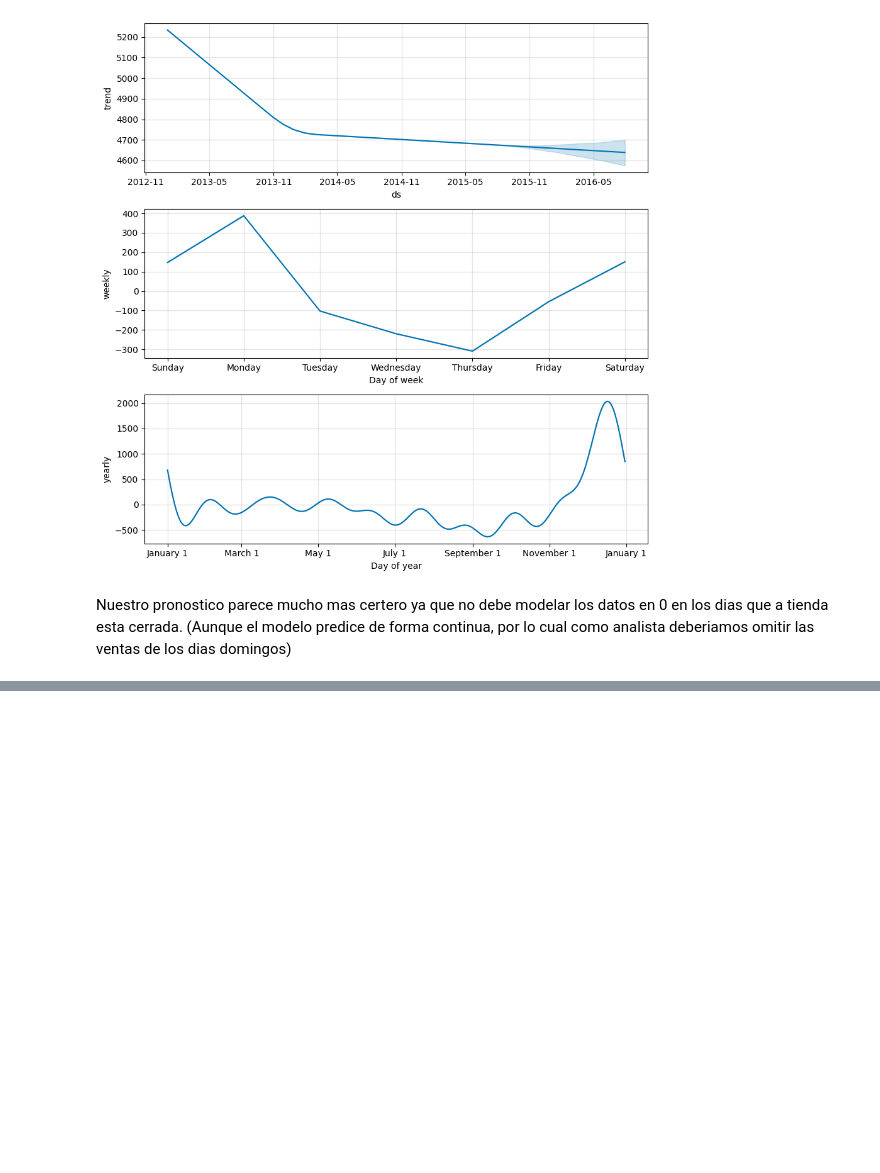
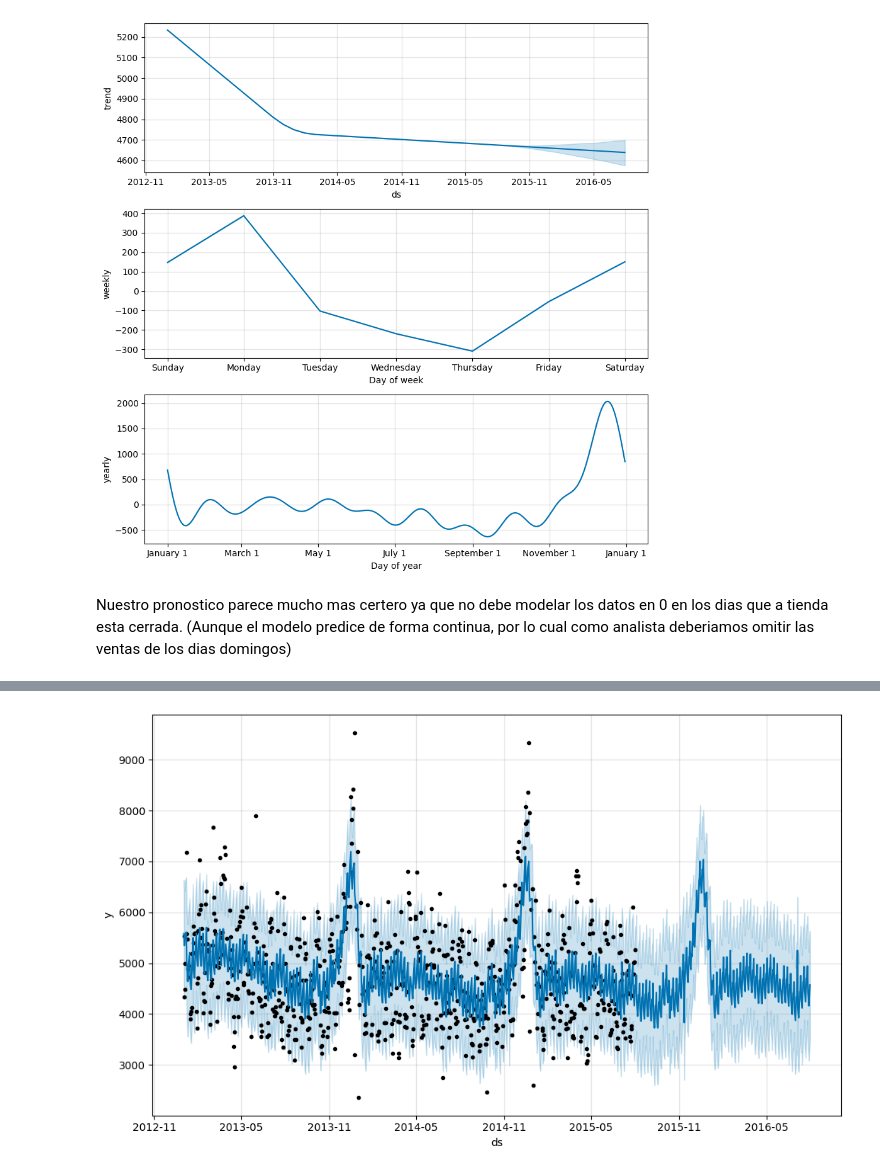
Before and after one commit to mariosanchez5/Proyectos_Machine_Learning, a Jupyter notebook: Modelo Prophet/Modelo_Prophet.ipynb, the cells around one changed output, grey strips where cells are left out. Saved outputs shown, nothing was run; the diff lists cells and outputs as text; code cells hidden in the pictures; blank space fills up the shorter version.

Commit message:
Agregando Holidays al modelo

```diff
--- a/Modelo Prophet/Modelo_Prophet.ipynb
+++ b/Modelo Prophet/Modelo_Prophet.ipynb
@@ -238,0 +241,2 @@ Nuestro pronostico parece mucho mas certero ya que no debe modelar los datos en
+# %%
+m3 = Prophet()
@@ -238,0 +245,3 @@ Nuestro pronostico parece mucho mas certero ya que no debe modelar los datos en
+# %%
+m3.add_country_holidays(country_name='US')
+#m3.add_country_holidays(country_name='CL') En caso de Chile
@@ -238,0 +252,2 @@ Nuestro pronostico parece mucho mas certero ya que no debe modelar los datos en
+# %%
+m3.fit(df_p2)
@@ -238,0 +258,6 @@ Nuestro pronostico parece mucho mas certero ya que no debe modelar los datos en
+# %%
+future3 = m3.make_future_dataframe(periods=365)
+forecast3 = m3.predict(future3)
+m3.plot(forecast3);
+# %% [output]
+[figure, added]
```
Also changed, not shown: parts of 7 cells of this notebook.
